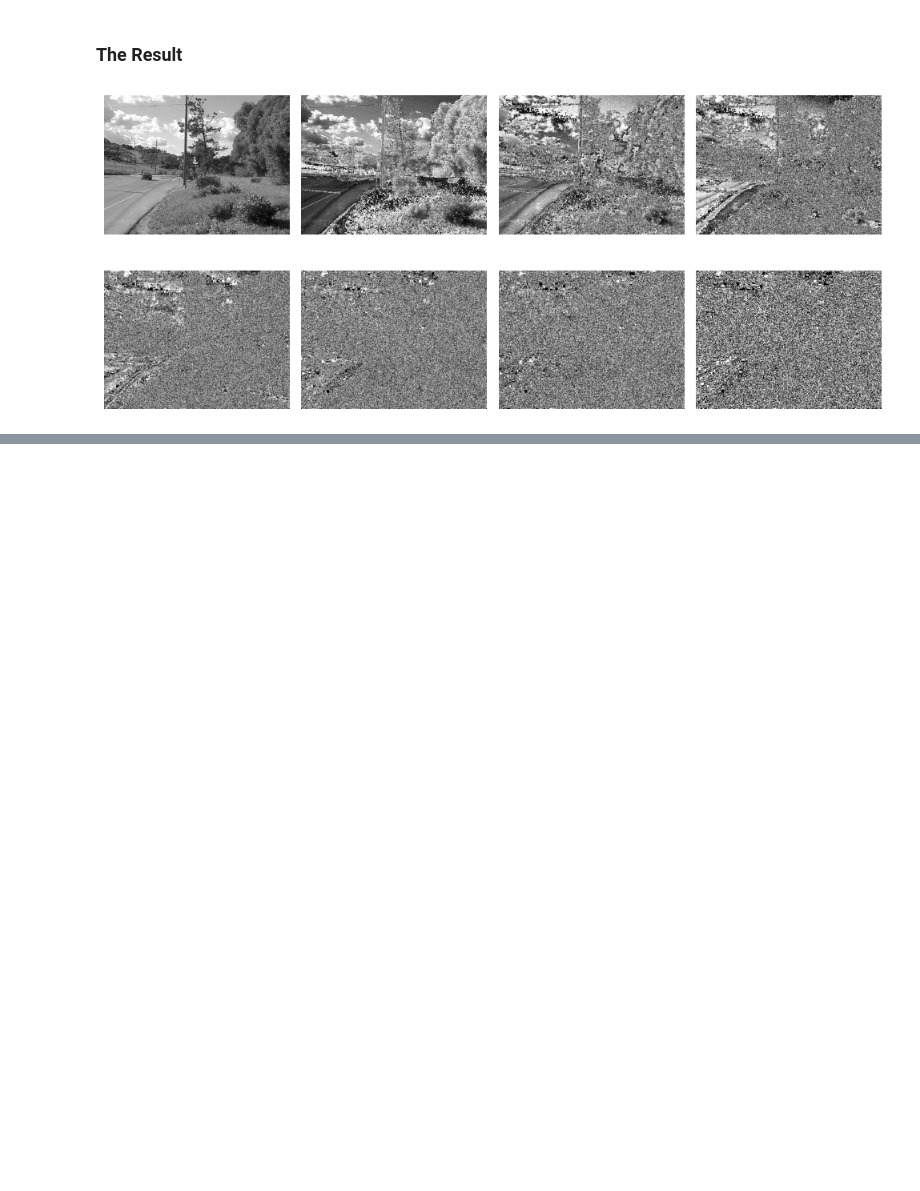
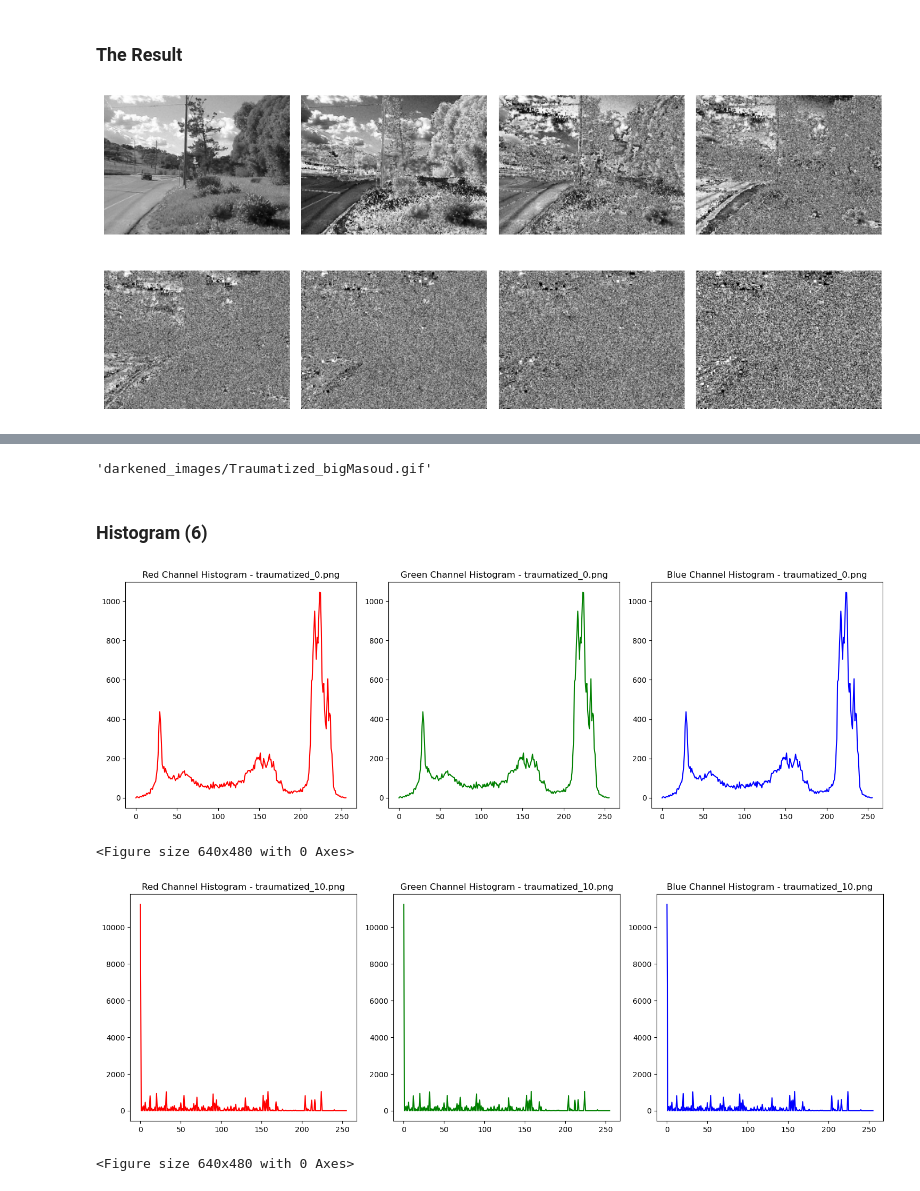
Before and after one commit to Ryan-PG/digital-image-processing-hw, a Jupyter notebook: HW.01/Answers/Practical/practical-01.ipynb, the cells around one changed output, grey strips where cells are left out. Saved outputs shown, nothing was run; the diff lists cells and outputs as text; code cells hidden in the pictures; blank space fills up the shorter version.

```diff
--- a/HW.01/Answers/Practical/practical-01.ipynb
+++ b/HW.01/Answers/Practical/practical-01.ipynb
@@ -125,0 +344,11 @@ show_images(folder_path)
+# %%
+input_image_path = "../../bigMasoud.jpg"
+traumatized_images_folder = "darkened_images"
+output_gif_path = "darkened_images/Traumatized_bigMasoud.gif"
+
+darkened_images_folder = traumatize_and_save_images(input_image_path, traumatized_images_folder, num_steps=10)
+create_gif(traumatized_images_folder, output_gif_path, duration=0.5)
+# %% [output]
+'darkened_images/Traumatized_bigMasoud.gif'
+# %% [markdown]
+### Histogram (6)
@@ -125,0 +400,17 @@ show_images(folder_path)
+# %%
+
+# Example usage
+output_path = "histograms"
+image1_path = "./darkened_images/traumatized_0.png"
+image2_path = "./darkened_images/traumatized_10.png"
+
+# Display and save histogram for Image1
+display_and_save_histogram(image1_path, output_path, image1_path.split('/')[-1])
+
+# Display and save histogram for Image2
+display_and_save_histogram(image2_path, output_path, image2_path.split('/')[-1])
+# %% [output]
+[figure, added]
+<Figure size 640x480 with 0 Axes>
+[figure, added]
+<Figure size 640x480 with 0 Axes>
```
Also changed, not shown: parts of 21 cells of this notebook, 23 other files.
